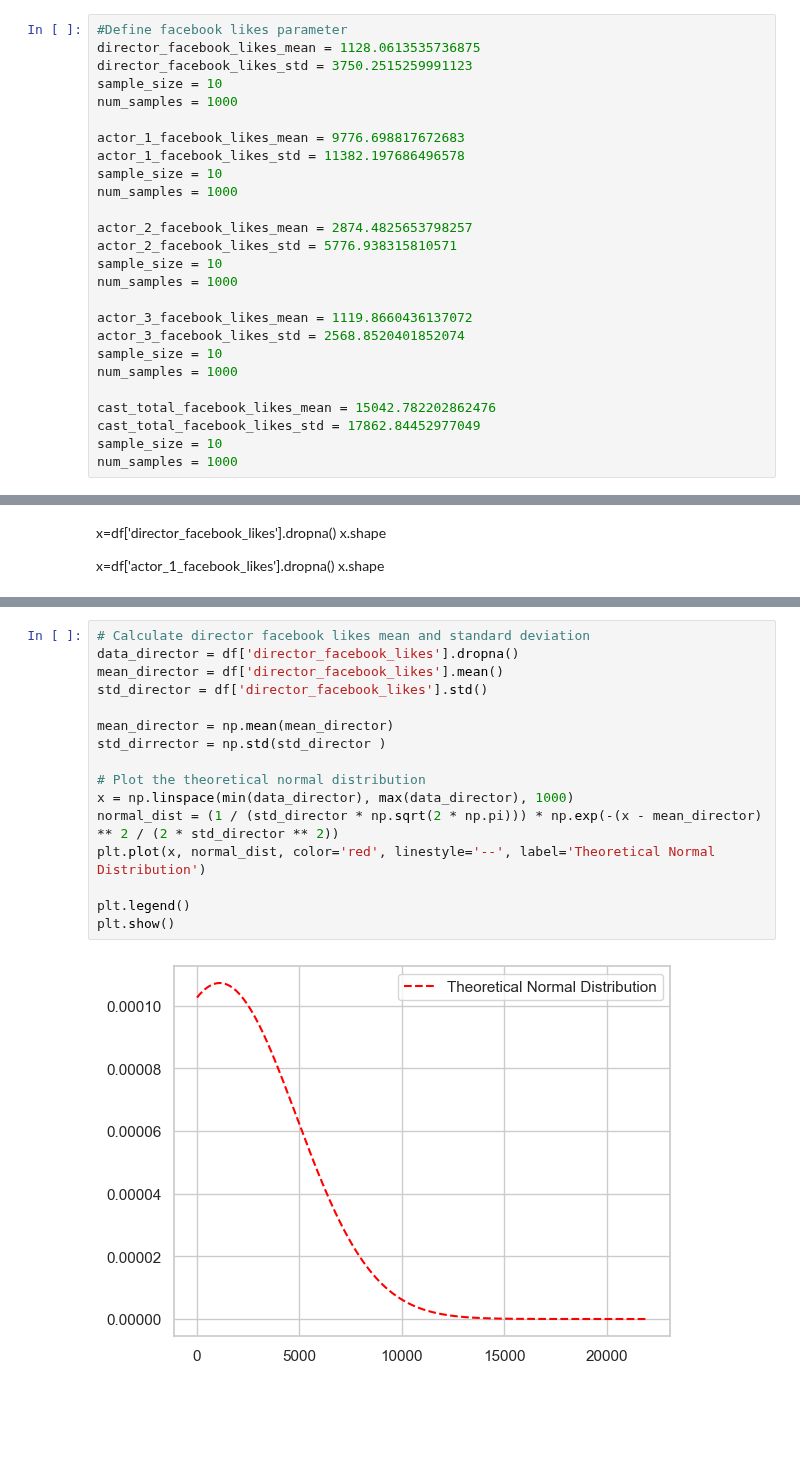
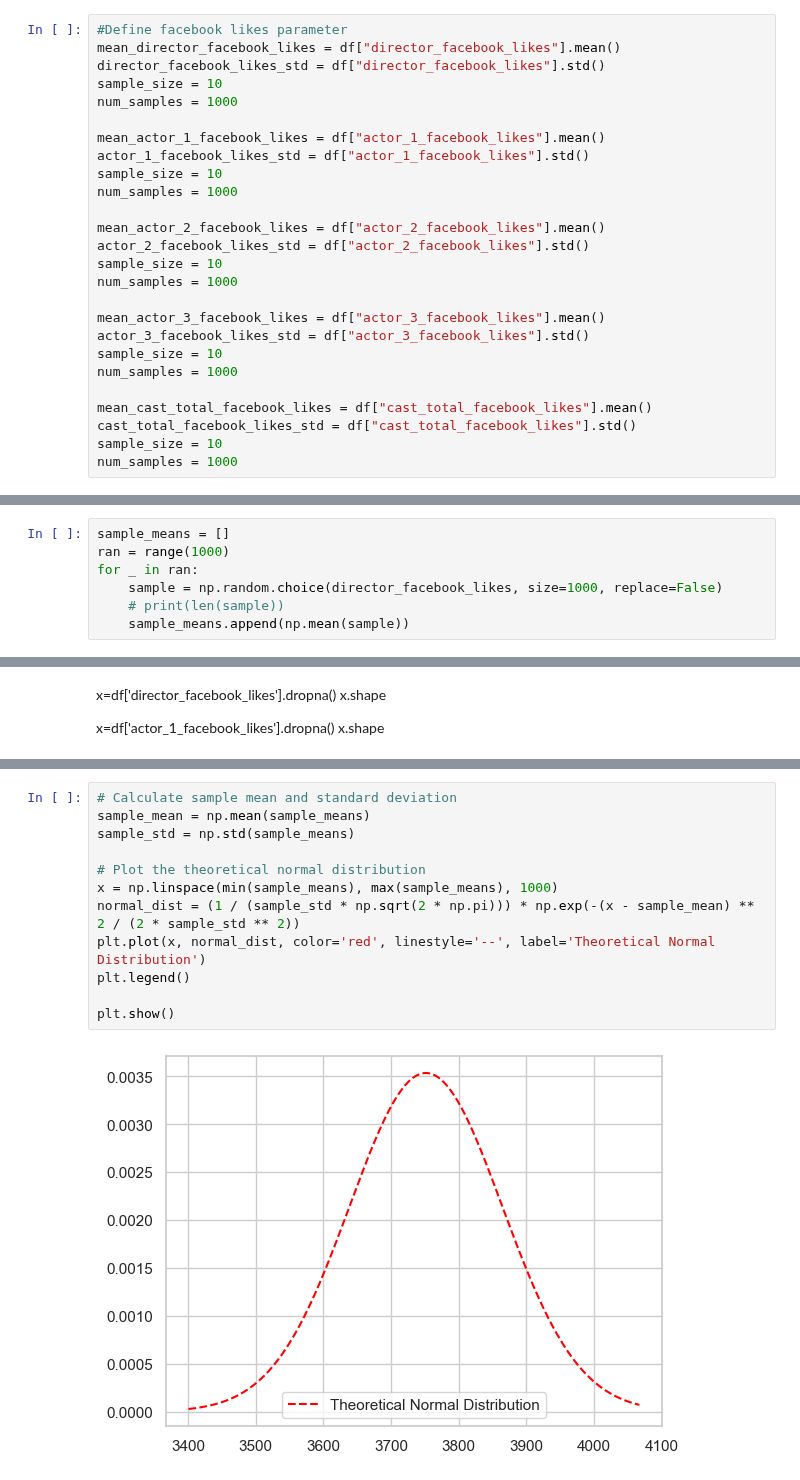
Before and after one commit to 2026362-Silvia/Statistic, a Jupyter notebook: 2026362_SilviaSolanoMarchini_Statistic.ipynb, the cells around one changed output, grey strips where cells are left out. Drawn from its saved outputs; the diff is of its cells as text; blank space fills up the shorter version.

```diff
--- a/2026362_SilviaSolanoMarchini_Statistic.ipynb
+++ b/2026362_SilviaSolanoMarchini_Statistic.ipynb
@@ -1274,28 +1330,28 @@ Name: cast_total_facebook_likes, dtype: Int64
 ## Central Limit Theorem (CLT)
 # %%
 #Define facebook likes parameter
-director_facebook_likes_mean = 1128.0613535736875
-director_facebook_likes_std = 3750.2515259991123
+mean_director_facebook_likes = df["director_facebook_likes"].mean()
+director_facebook_likes_std = df["director_facebook_likes"].std()
 sample_size = 10
 num_samples = 1000
 
-actor_1_facebook_likes_mean = 9776.698817672683
-actor_1_facebook_likes_std = 11382.197686496578
+mean_actor_1_facebook_likes = df["actor_1_facebook_likes"].mean()
+actor_1_facebook_likes_std = df["actor_1_facebook_likes"].std()
 sample_size = 10
 num_samples = 1000
 
-actor_2_facebook_likes_mean = 2874.4825653798257
-actor_2_facebook_likes_std = 5776.938315810571
+mean_actor_2_facebook_likes = df["actor_2_facebook_likes"].mean()
+actor_2_facebook_likes_std = df["actor_2_facebook_likes"].std()
 sample_size = 10
 num_samples = 1000
 
-actor_3_facebook_likes_mean = 1119.8660436137072
-actor_3_facebook_likes_std = 2568.8520401852074
+mean_actor_3_facebook_likes = df["actor_3_facebook_likes"].mean()
+actor_3_facebook_likes_std = df["actor_3_facebook_likes"].std()
 sample_size = 10
 num_samples = 1000
 
-cast_total_facebook_likes_mean = 15042.782202862476
-cast_total_facebook_likes_std = 17862.84452977049
+mean_cast_total_facebook_likes = df["cast_total_facebook_likes"].mean()
+cast_total_facebook_likes_std = df["cast_total_facebook_likes"].std()
 sample_size = 10
 num_samples = 1000
 # %%
@@ -1353,0 +1410,7 @@ plt.show()
+# %%
+sample_means = []
+ran = range(1000)
+for _ in ran:
+    sample = np.random.choice(director_facebook_likes, size=1000, replace=False)
+    # print(len(sample))
+    sample_means.append(np.mean(sample))
@@ -1370,18 +1437,14 @@ Text(0, 0.5, 'Likes')
 # %%
-# Calculate director facebook likes mean and standard deviation
-data_director = df['director_facebook_likes'].dropna()
-mean_director = df['director_facebook_likes'].mean()
-std_director = df['director_facebook_likes'].std()
-
-mean_director = np.mean(mean_director)
-std_dirrector = np.std(std_director )
+# Calculate sample mean and standard deviation
+sample_mean = np.mean(sample_means)
+sample_std = np.std(sample_means)
 
 # Plot the theoretical normal distribution
-x = np.linspace(min(data_director), max(data_director), 1000)
-normal_dist = (1 / (std_director * np.sqrt(2 * np.pi))) * np.exp(-(x - mean_director) ** 2 / (2 * std_director ** 2))
+x = np.linspace(min(sample_means), max(sample_means), 1000)
+normal_dist = (1 / (sample_std * np.sqrt(2 * np.pi))) * np.exp(-(x - sample_mean) ** 2 / (2 * sample_std ** 2))
 plt.plot(x, normal_dist, color='red', linestyle='--', label='Theoretical Normal Distribution')
+plt.legend()
 
-plt.legend()
 plt.show()
 # %% [output]
-[figure, old version]
+[figure, new version]
```
Also changed, not shown: parts of 50 cells of this notebook.
